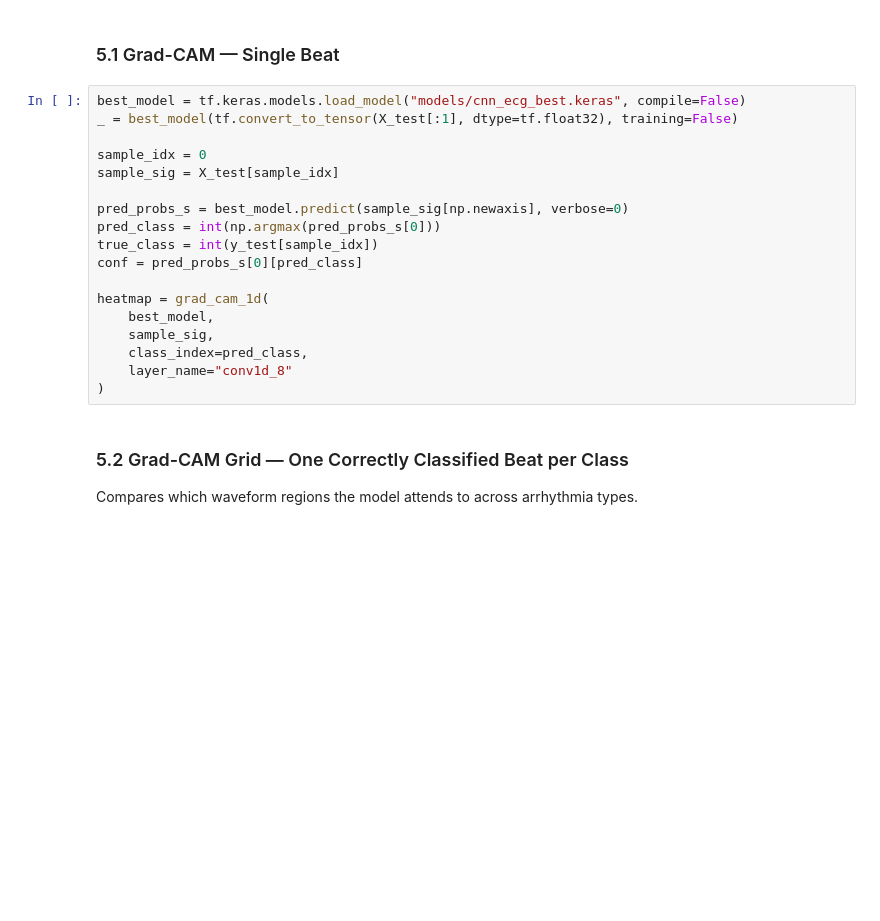
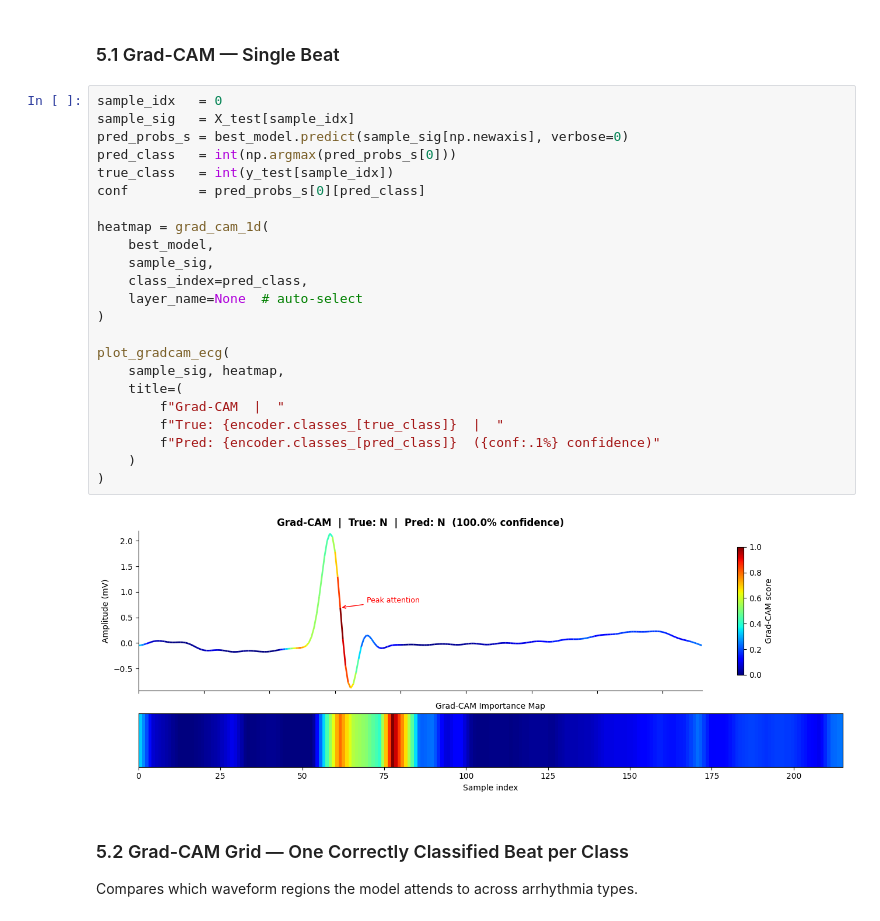
Before and after one commit to Sanugiw/ECG-Arrhythmia-Classifier, a Jupyter notebook: model_training.ipynb, the cells around one changed output. Drawn from its saved outputs; the diff is of its cells as text; blank space fills up the shorter version.

```diff
--- a/model_training.ipynb
+++ b/model_training.ipynb
@@ -628,23 +656,30 @@ def plot_gradcam_ecg(signal, heatmap, title="Grad-CAM on ECG Beat"):
 # %% [markdown]
 ### 5.1 Grad-CAM — Single Beat
 # %%
-best_model = tf.keras.models.load_model("models/cnn_ecg_best.keras", compile=False)
-_ = best_model(tf.convert_to_tensor(X_test[:1], dtype=tf.float32), training=False)
-
-sample_idx = 0
-sample_sig = X_test[sample_idx]
-
+sample_idx   = 0
+sample_sig   = X_test[sample_idx]
 pred_probs_s = best_model.predict(sample_sig[np.newaxis], verbose=0)
-pred_class = int(np.argmax(pred_probs_s[0]))
-true_class = int(y_test[sample_idx])
-conf = pred_probs_s[0][pred_class]
+pred_class   = int(np.argmax(pred_probs_s[0]))
+true_class   = int(y_test[sample_idx])
+conf         = pred_probs_s[0][pred_class]
 
 heatmap = grad_cam_1d(
     best_model,
     sample_sig,
     class_index=pred_class,
-    layer_name="conv1d_8"
+    layer_name=None  # auto-select
 )
+
+plot_gradcam_ecg(
+    sample_sig, heatmap,
+    title=(
+        f"Grad-CAM  |  "
+        f"True: {encoder.classes_[true_class]}  |  "
+        f"Pred: {encoder.classes_[pred_class]}  ({conf:.1%} confidence)"
+    )
+)
+# %% [output]
+[figure, added]
 # %% [markdown]
 ### 5.2 Grad-CAM Grid — One Correctly Classified Beat per Class
 
```
Also changed, not shown: parts of 14 cells of this notebook, 2 other files.
